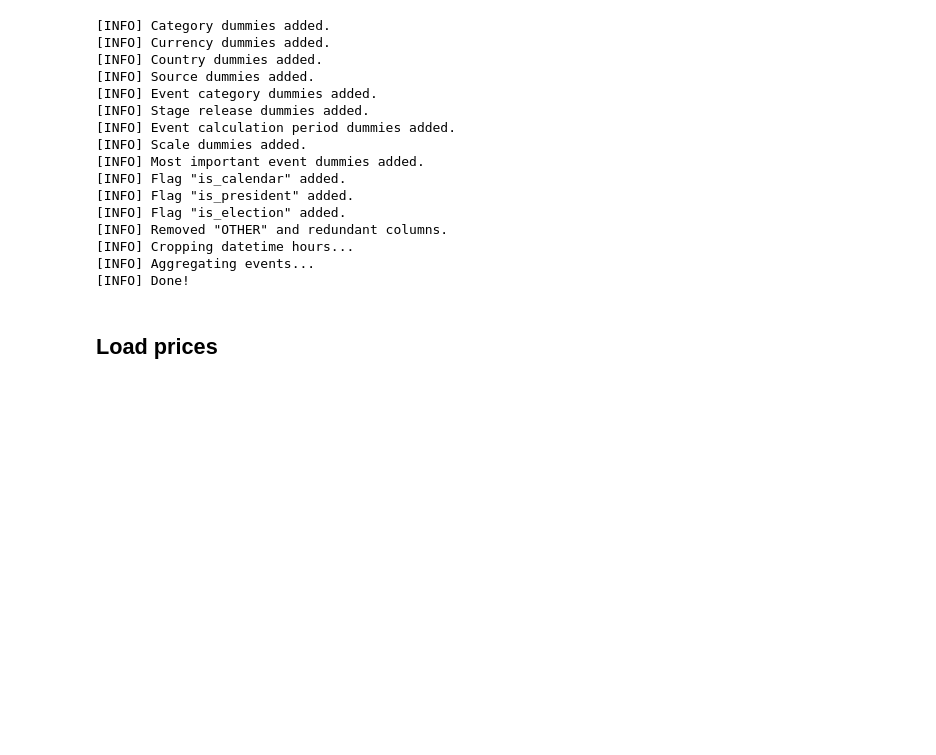
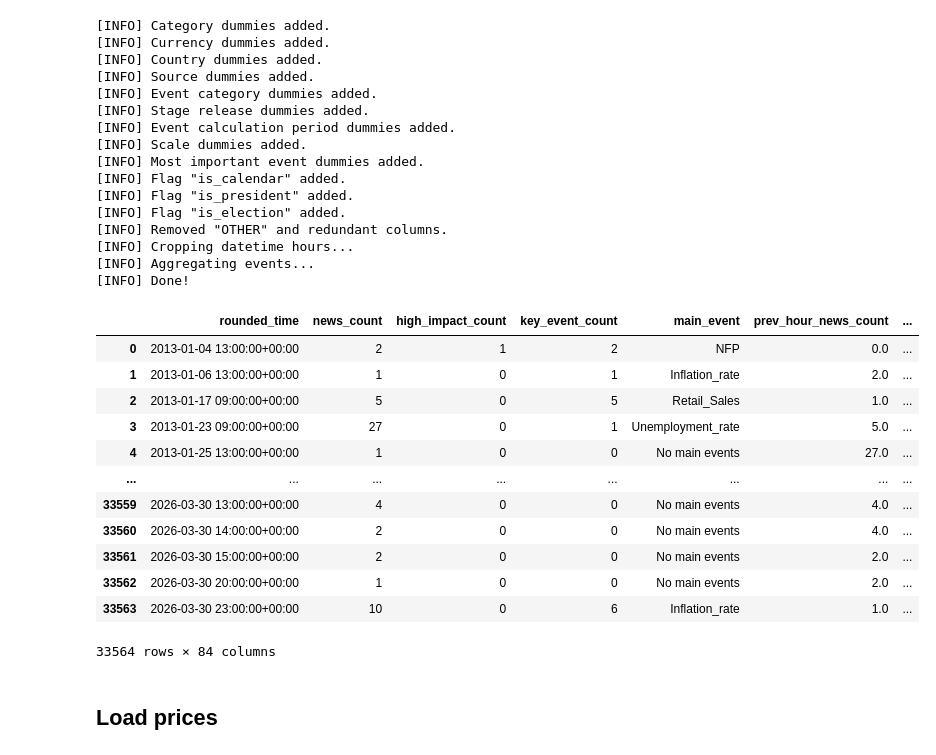
Before and after one commit to ppetrushenkov/fx_news_bot, a Jupyter notebook: notebooks/full_pipeline_and_train_mt5_version_h1.ipynb, the cells around one changed output. Saved outputs shown, nothing was run; the diff lists cells and outputs as text; code cells hidden in the pictures; blank space fills up the shorter version.

```diff
--- a/notebooks/full_pipeline_and_train_mt5_version_h1.ipynb
+++ b/notebooks/full_pipeline_and_train_mt5_version_h1.ipynb
@@ -72,6 +72,22 @@ agg_events = preprocess_events(news, '1st')
 [INFO] Cropping datetime hours...
 [INFO] Aggregating events...
 [INFO] Done!
+# %%
+agg_events
+# %% [output]
+|  | rounded_time | news_count | high_impact_count | key_event_count | main_event | prev_hour_news_count | ... |
+| 0 | 2013-01-04 13:00:00+00:00 | 2 | 1 | 2 | NFP | 0.0 | ... |
+| 1 | 2013-01-06 13:00:00+00:00 | 1 | 0 | 1 | Inflation_rate | 2.0 | ... |
+| 2 | 2013-01-17 09:00:00+00:00 | 5 | 0 | 5 | Retail_Sales | 1.0 | ... |
+| 3 | 2013-01-23 09:00:00+00:00 | 27 | 0 | 1 | Unemployment_rate | 5.0 | ... |
+| 4 | 2013-01-25 13:00:00+00:00 | 1 | 0 | 0 | No main events | 27.0 | ... |
+| ... | ... | ... | ... | ... | ... | ... | ... |
+| 33559 | 2026-03-30 13:00:00+00:00 | 4 | 0 | 0 | No main events | 4.0 | ... |
+| 33560 | 2026-03-30 14:00:00+00:00 | 2 | 0 | 0 | No main events | 4.0 | ... |
+| 33561 | 2026-03-30 15:00:00+00:00 | 2 | 0 | 0 | No main events | 2.0 | ... |
+| 33562 | 2026-03-30 20:00:00+00:00 | 1 | 0 | 0 | No main events | 2.0 | ... |
+| 33563 | 2026-03-30 23:00:00+00:00 | 10 | 0 | 6 | Inflation_rate | 1.0 | ... |
+33564 rows × 84 columns
 # %% [markdown]
 ## Load prices
 # %%
```
Also changed, not shown: parts of 25 cells of this notebook, 7 other files.
